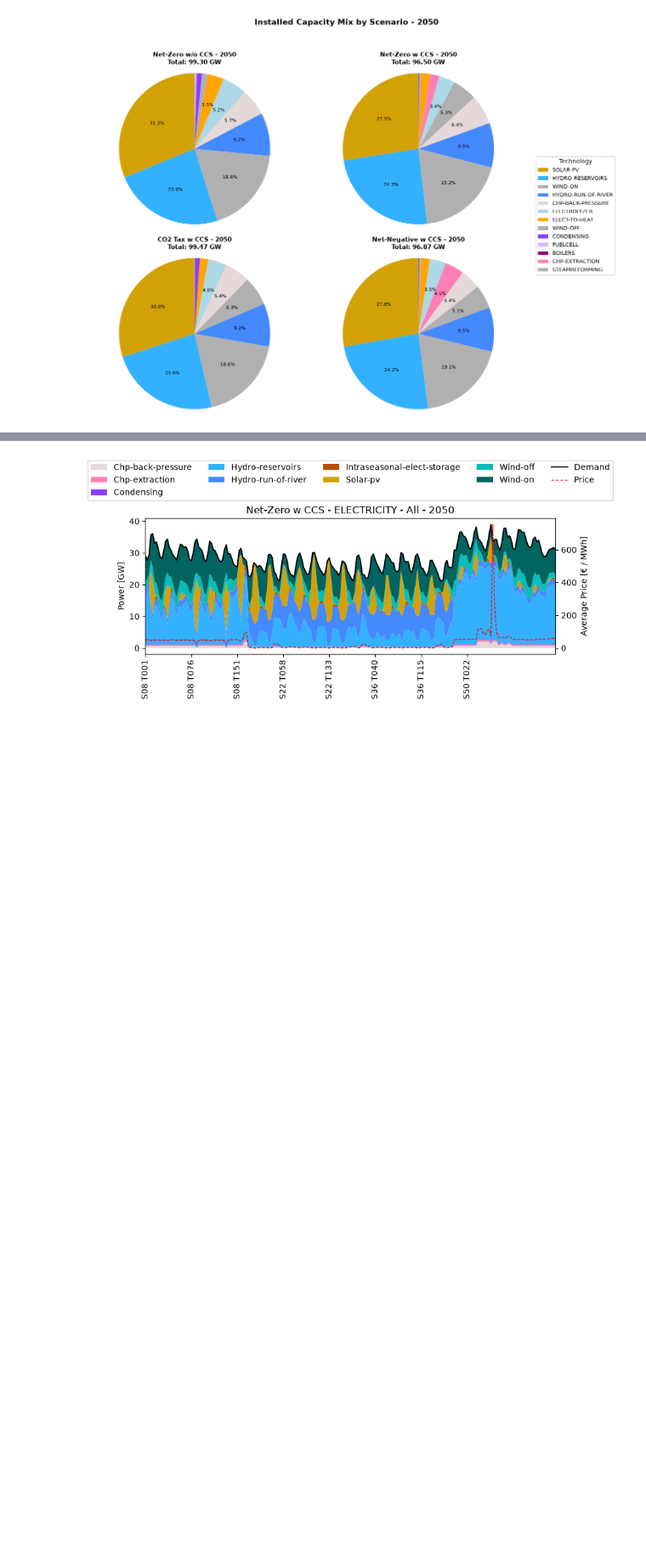
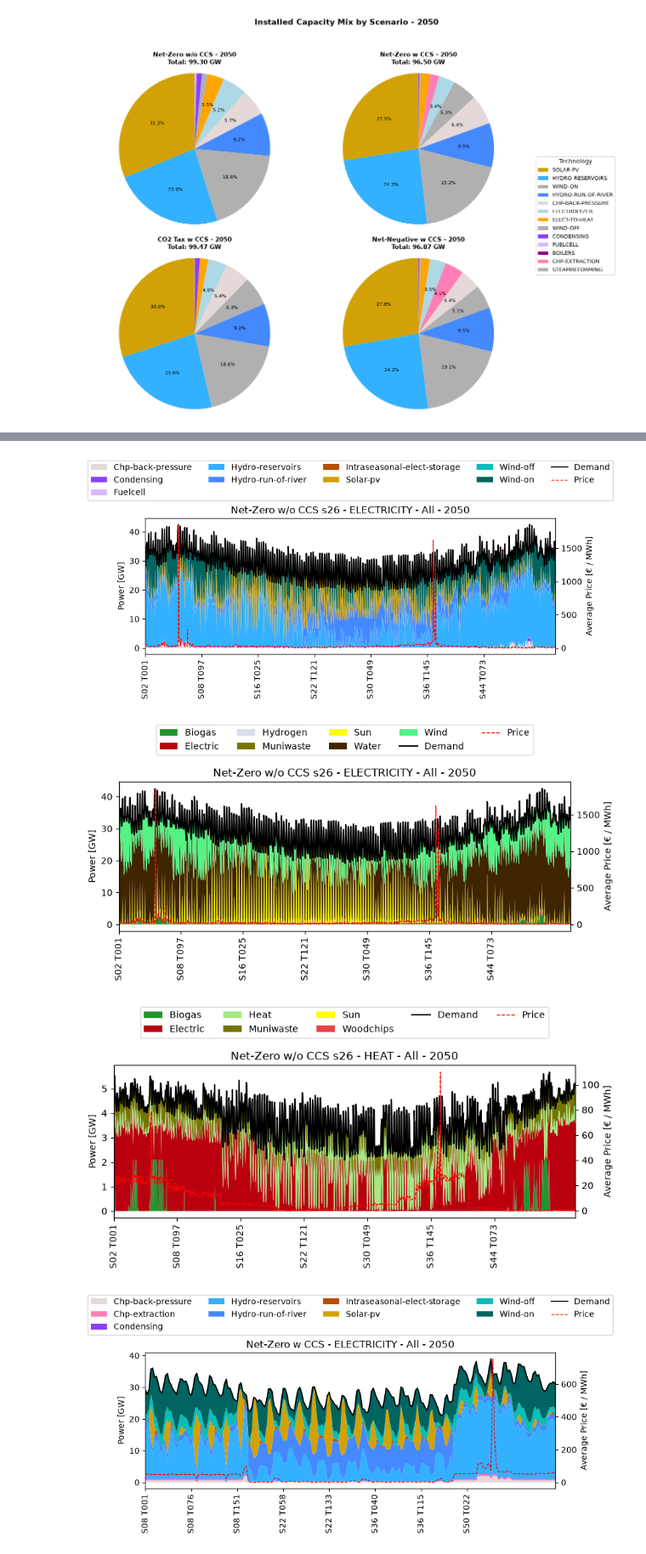
Before and after one commit to mariajosseu/ccs_balmorel_project, a Jupyter notebook: examples/PostProcessing.ipynb, the cells around one changed output, grey strips where cells are left out. Shown at 85% size. Drawn from its saved outputs; the diff is of its cells as text; code cells hidden in the pictures; blank space fills up the shorter version.

```diff
--- a/examples/PostProcessing.ipynb
+++ b/examples/PostProcessing.ipynb
@@ -89,3 +97,11 @@ fig, ax = res.plot_profile(scenario='Net-Zero w/o CCS', year=2050, commodity='He
+# %%
+fig, ax = res.plot_profile(scenario='Net-Zero w/o CCS s26', year=2050, commodity='Electricity', columns='Technology')
+fig, ax = res.plot_profile(scenario='Net-Zero w/o CCS s26', year=2050, commodity='Electricity', columns='Fuel')
+fig, ax = res.plot_profile(scenario='Net-Zero w/o CCS s26', year=2050, commodity='Heat', columns='Fuel')
+# %% [output]
+[figure, added]
+[figure, added]
+[figure, added]
 # %%
 fig, ax = res.plot_profile(scenario='Net-Zero w CCS', year=2050, commodity='Electricity', columns='Technology')
 fig, ax = res.plot_profile(scenario='Net-Zero w CCS', year=2050, commodity='Electricity', columns='Fuel')
```
Also changed, not shown: parts of 3 cells of this notebook, 20 other files.
